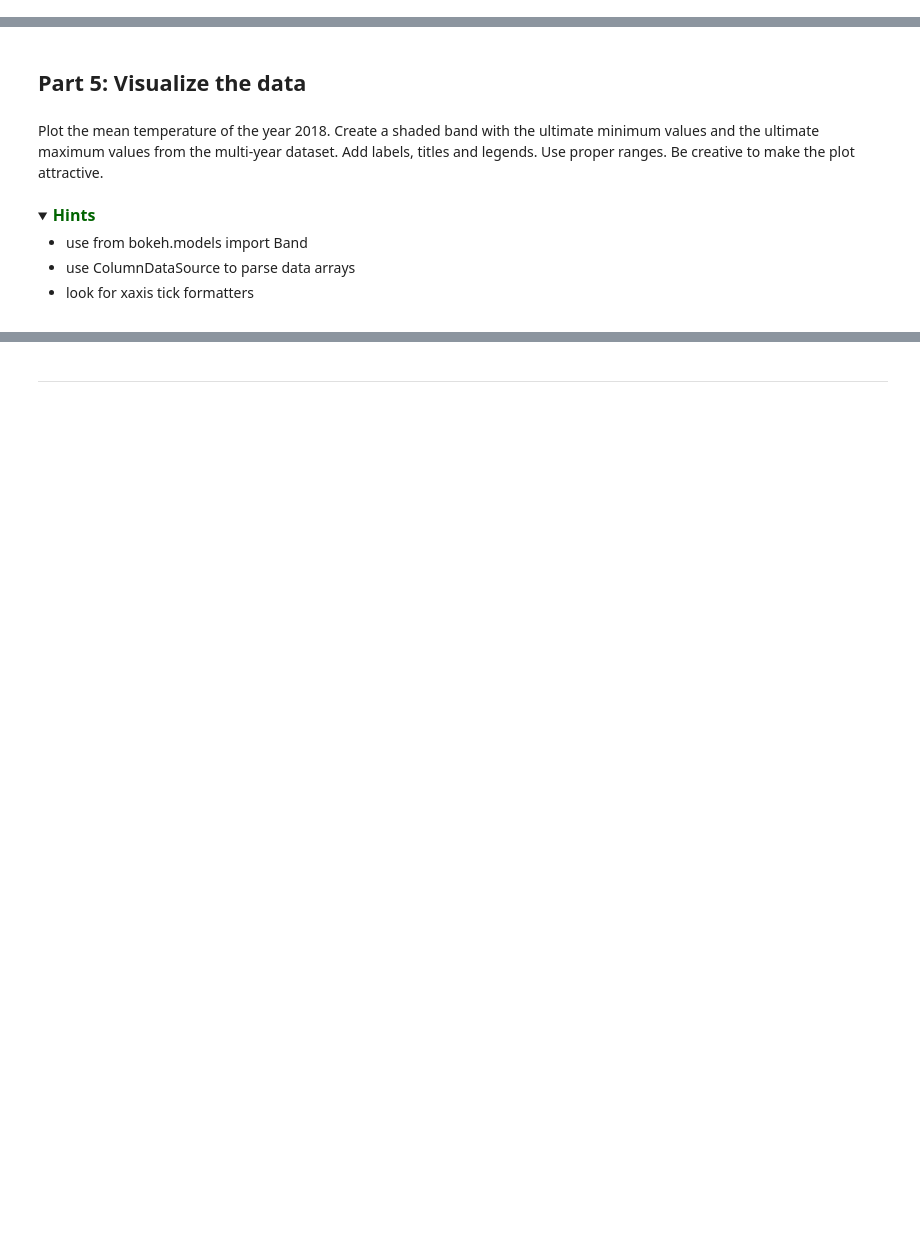
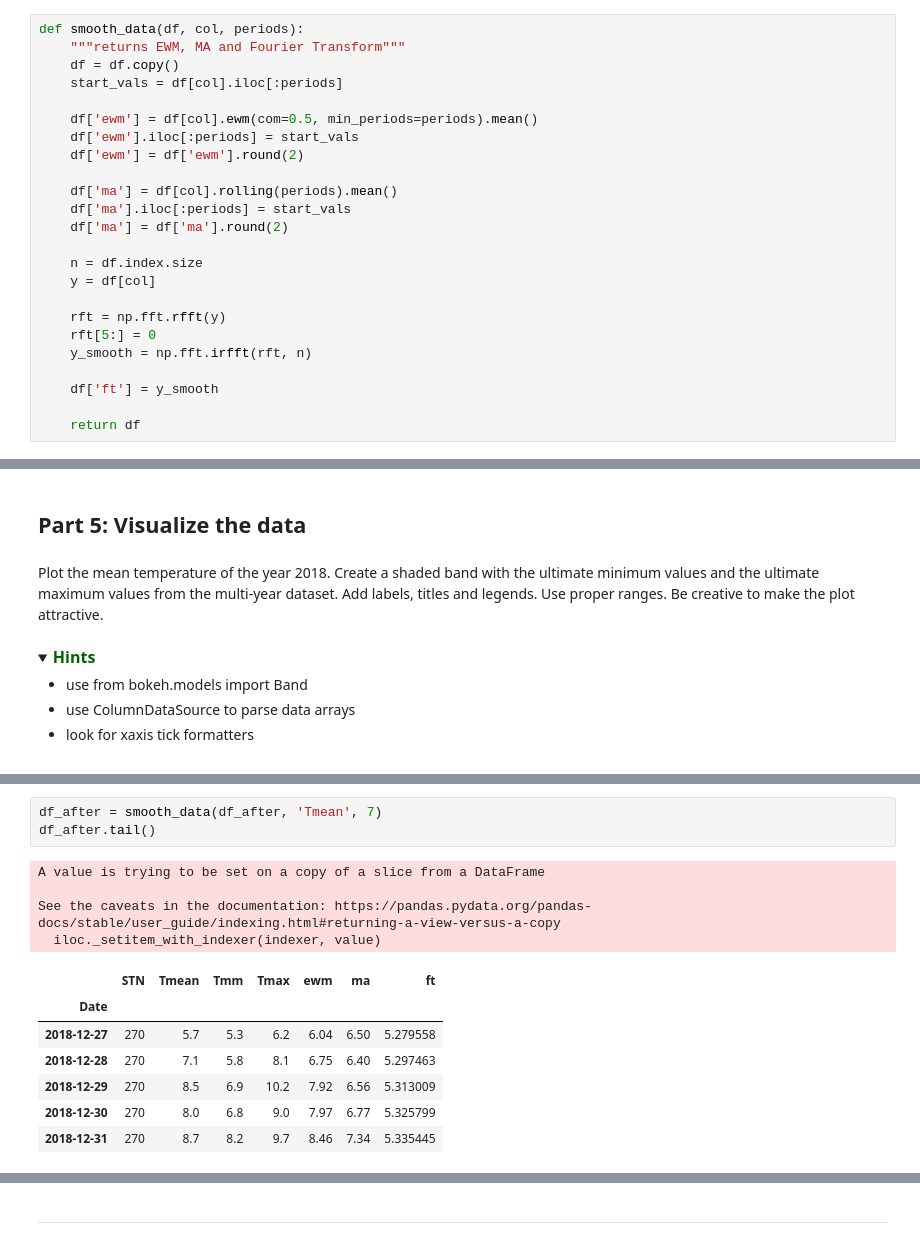
Before and after one commit to ddlatumalea/BFVM19PROG1, a Jupyter notebook: assessments/Assignment_week_04.ipynb, the cells around one changed output, grey strips where cells are left out. Drawn from its saved outputs; the diff is of its cells as text; folded sections open; blank space fills up the shorter version.

```diff
--- a/assessments/Assignment_week_04.ipynb
+++ b/assessments/Assignment_week_04.ipynb
@@ -285 +339,25 @@ def smooth_data(df, col, periods):
+# %%
+def smooth_data(df, col, periods):
+    """returns EWM, MA and Fourier Transform"""
+    df = df.copy()
+    start_vals = df[col].iloc[:periods]
+
+    df['ewm'] = df[col].ewm(com=0.5, min_periods=periods).mean()
+    df['ewm'].iloc[:periods] = start_vals
+    df['ewm'] = df['ewm'].round(2)
+
+    df['ma'] = df[col].rolling(periods).mean()
+    df['ma'].iloc[:periods] = start_vals
+    df['ma'] = df['ma'].round(2)
+
+    n = df.index.size
+    y = df[col]
+
+    rft = np.fft.rfft(y)
+    rft[5:] = 0
+    y_smooth = np.fft.irfft(rft, n)
+
+    df['ft'] = y_smooth
+
+    return df
 # %%
@@ -318,0 +397,15 @@ Plot the mean temperature of the year 2018. Create a shaded band with the ultima
+# %%
+df_after = smooth_data(df_after, 'Tmean', 7)
+df_after.tail()
+# %% [output]
+A value is trying to be set on a copy of a slice from a DataFrame
+
+See the caveats in the documentation: https://pandas.pydata.org/pandas-docs/stable/user_guide/indexing.html#returning-a-view-versus-a-copy
+  iloc._setitem_with_indexer(indexer, value)
+|  | STN | Tmean | Tmm | Tmax | ewm | ma | ft |
+| Date |  |  |  |  |  |  |  |
+| 2018-12-27 | 270 | 5.7 | 5.3 | 6.2 | 6.04 | 6.50 | 5.279558 |
+| 2018-12-28 | 270 | 7.1 | 5.8 | 8.1 | 6.75 | 6.40 | 5.297463 |
+| 2018-12-29 | 270 | 8.5 | 6.9 | 10.2 | 7.92 | 6.56 | 5.313009 |
+| 2018-12-30 | 270 | 8.0 | 6.8 | 9.0 | 7.97 | 6.77 | 5.325799 |
+| 2018-12-31 | 270 | 8.7 | 8.2 | 9.7 | 8.46 | 7.34 | 5.335445 |
```
Also changed, not shown: parts of 40 cells of this notebook, 1 other file.
